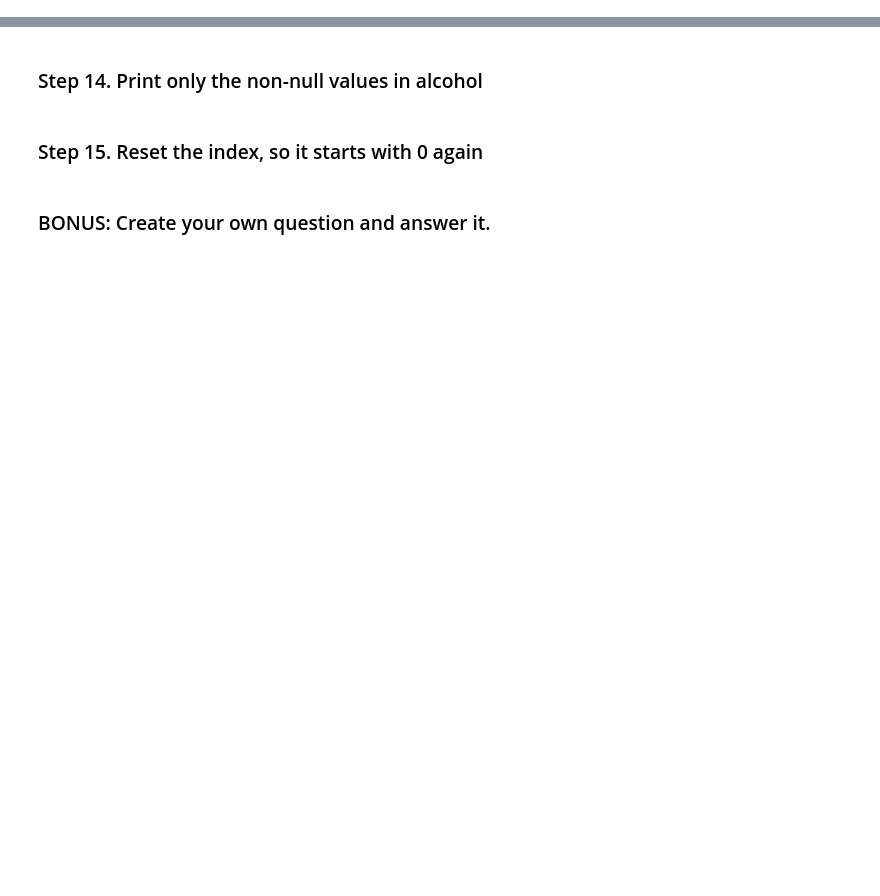
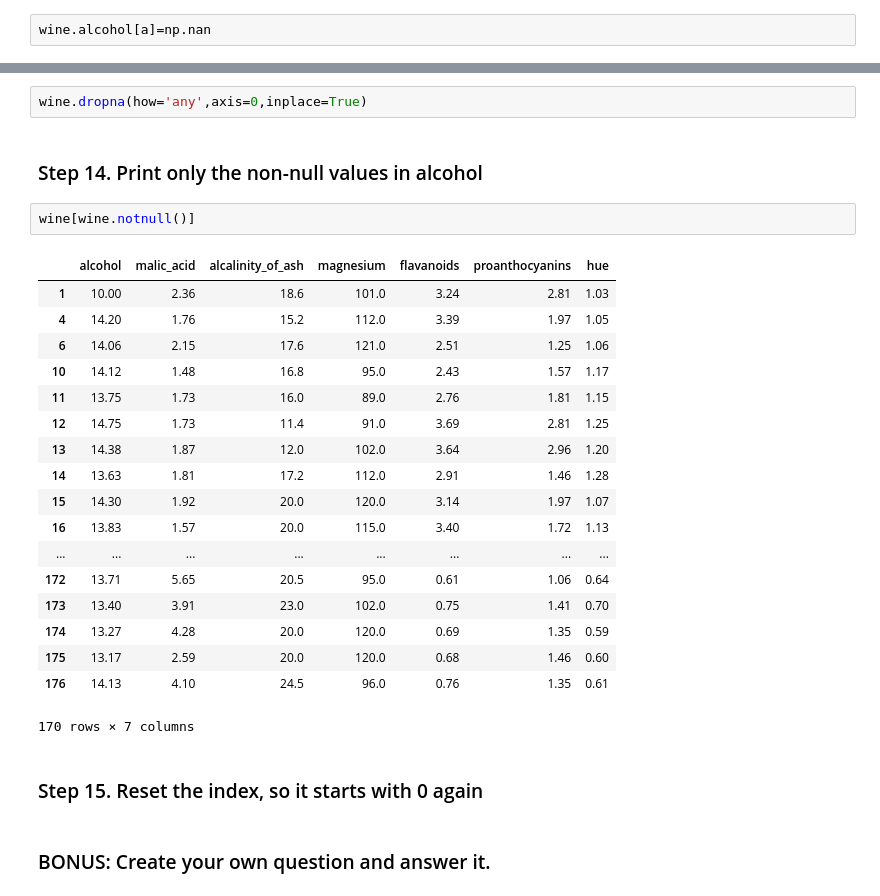
Before and after one commit to Anumjawaid/data_analysis, a Jupyter notebook: Wine_data.ipynb, the cells around one changed output, grey strips where cells are left out. Saved outputs shown, nothing was run; the diff lists cells and outputs as text; blank space fills up the shorter version.

```diff
--- a/Wine_data.ipynb
+++ b/Wine_data.ipynb
@@ -116,2 +114,4 @@ array([4, 4, 1, 9, 3, 8, 2, 2, 2, 0])
 # %% [markdown]
 ### Step 11.  Use random numbers you generated as an index and assign NaN value to each of cell.
+# %%
+wine.alcohol[a]=np.nan
@@ -120,7 +145,30 @@ array([4, 4, 1, 9, 3, 8, 2, 2, 2, 0])
 # %% [markdown]
 ### Step 13. Delete the rows that contain missing values
+# %%
+wine.dropna(how='any',axis=0,inplace=True)
 # %% [markdown]
 ### Step 14. Print only the non-null values in alcohol
+# %%
+wine[wine.notnull()]
+# %% [output]
+|  | alcohol | malic_acid | alcalinity_of_ash | magnesium | flavanoids | proanthocyanins | hue |
+| 1 | 10.00 | 2.36 | 18.6 | 101.0 | 3.24 | 2.81 | 1.03 |
+| 4 | 14.20 | 1.76 | 15.2 | 112.0 | 3.39 | 1.97 | 1.05 |
+| 6 | 14.06 | 2.15 | 17.6 | 121.0 | 2.51 | 1.25 | 1.06 |
+| 10 | 14.12 | 1.48 | 16.8 | 95.0 | 2.43 | 1.57 | 1.17 |
+| 11 | 13.75 | 1.73 | 16.0 | 89.0 | 2.76 | 1.81 | 1.15 |
+| 12 | 14.75 | 1.73 | 11.4 | 91.0 | 3.69 | 2.81 | 1.25 |
+| 13 | 14.38 | 1.87 | 12.0 | 102.0 | 3.64 | 2.96 | 1.20 |
+| 14 | 13.63 | 1.81 | 17.2 | 112.0 | 2.91 | 1.46 | 1.28 |
+| 15 | 14.30 | 1.92 | 20.0 | 120.0 | 3.14 | 1.97 | 1.07 |
+| 16 | 13.83 | 1.57 | 20.0 | 115.0 | 3.40 | 1.72 | 1.13 |
+| ... | ... | ... | ... | ... | ... | ... | ... |
+| 172 | 13.71 | 5.65 | 20.5 | 95.0 | 0.61 | 1.06 | 0.64 |
+| 173 | 13.40 | 3.91 | 23.0 | 102.0 | 0.75 | 1.41 | 0.70 |
+| 174 | 13.27 | 4.28 | 20.0 | 120.0 | 0.69 | 1.35 | 0.59 |
+| 175 | 13.17 | 2.59 | 20.0 | 120.0 | 0.68 | 1.46 | 0.60 |
+| 176 | 14.13 | 4.10 | 24.5 | 96.0 | 0.76 | 1.35 | 0.61 |
+170 rows × 7 columns
 # %% [markdown]
 ### Step 15.  Reset the index, so it starts with 0 again
 # %% [markdown]
```
Also changed, not shown: parts of 6 cells of this notebook.
